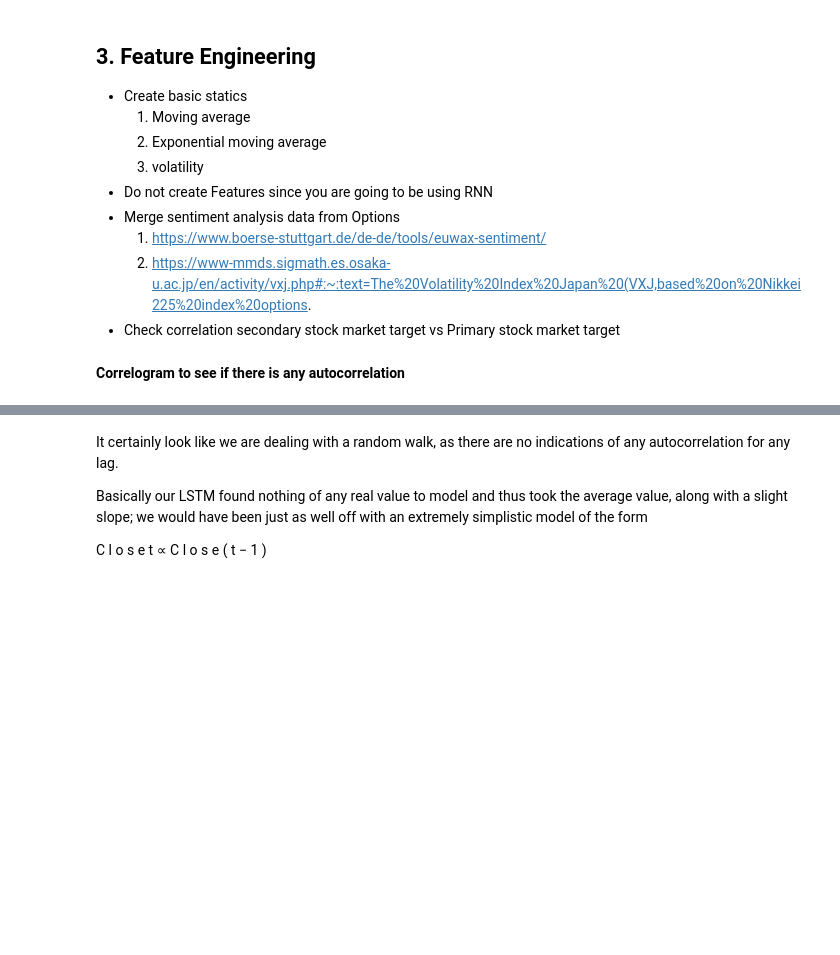
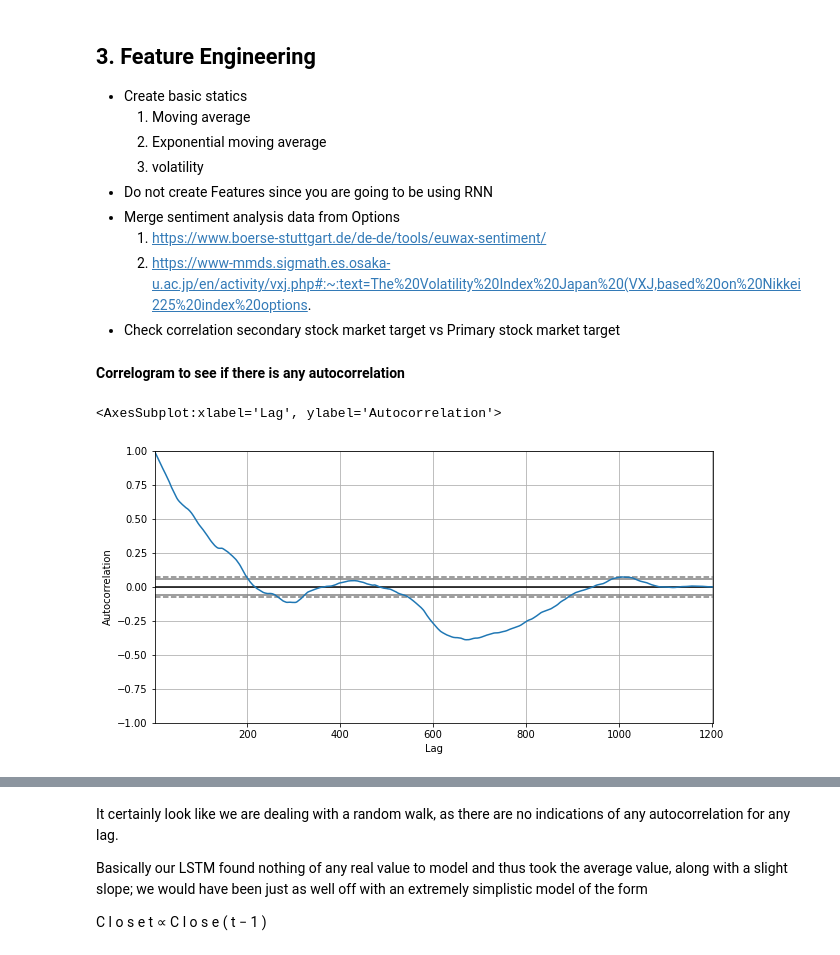
Before and after one commit to GariZabaleta/jpx-tokyo-stock-exchange-prediction, a Jupyter notebook: jpx-prediction.ipynb, the cells around one changed output, grey strips where cells are left out. Saved outputs shown, nothing was run; the diff lists cells and outputs as text; code cells hidden in the pictures; blank space fills up the shorter version.

```diff
--- a/jpx-prediction.ipynb
+++ b/jpx-prediction.ipynb
@@ -1319,4 +1307,8 @@ plot_candle_with_target_adjusted(adjust_price(df_prices), 1805, prime=True)
 # %%
 df_9726 =df_prices_adj[df_prices_adj["SecuritiesCode"]==9726]
 # %%
+plt.rcParams['figure.figsize'] = [10, 5]
 pd.plotting.autocorrelation_plot(df_9726["AdjustedClose"])
+# %% [output]
+<AxesSubplot:xlabel='Lag', ylabel='Autocorrelation'>
+[figure, added]
```
Also changed, not shown: parts of 51 cells of this notebook.
